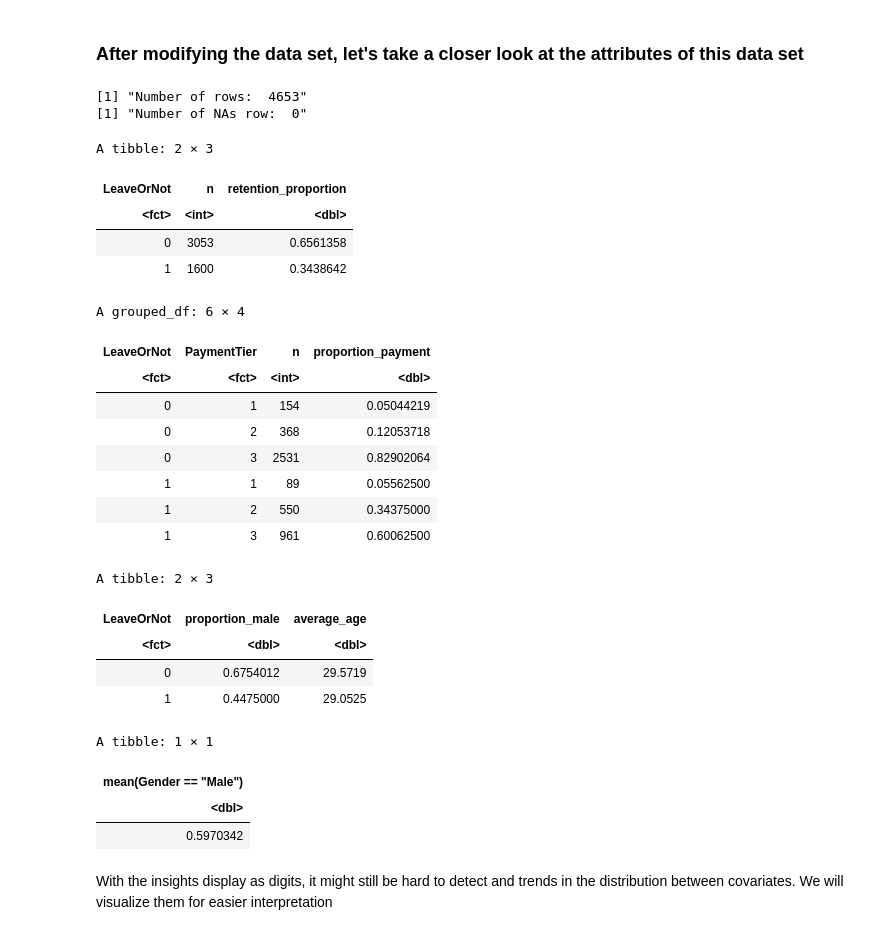
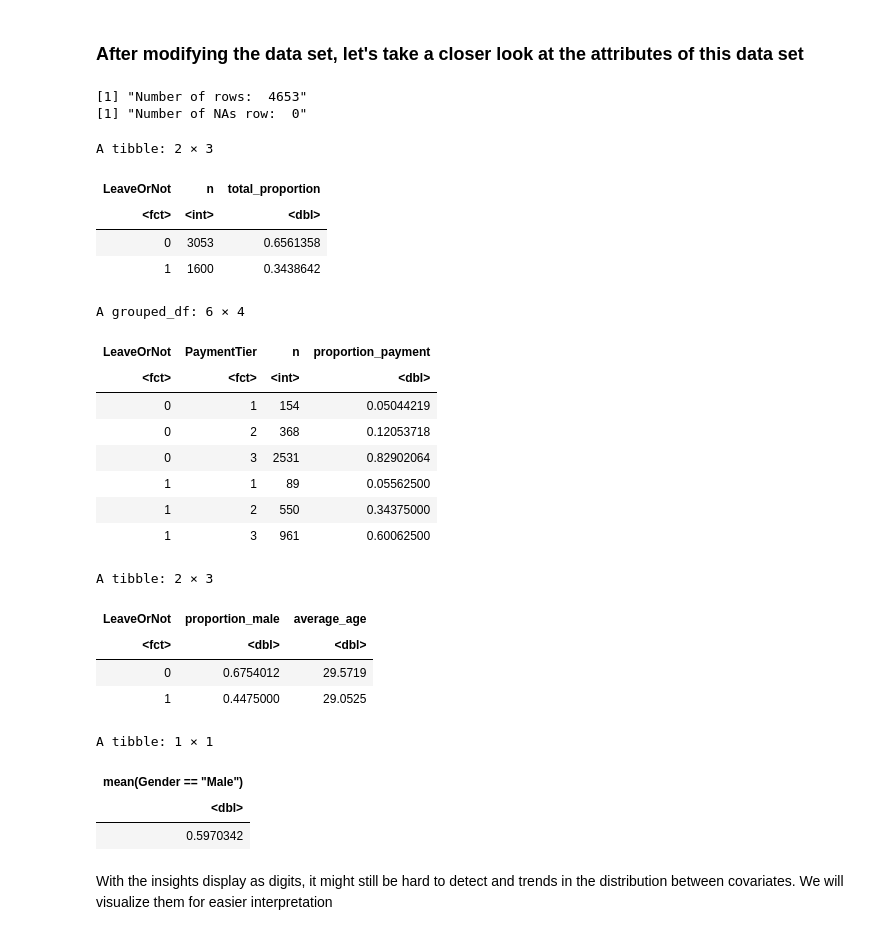
Before and after one commit to the-anh-hoang/EmployeeRetention, a Jupyter notebook: FittingAndReport/FittingAndReport.ipynb, the cells around one changed output. Cells and saved outputs as stored; diff of their text form; code cells hidden in the pictures.

```diff
--- a/FittingAndReport/FittingAndReport.ipynb
+++ b/FittingAndReport/FittingAndReport.ipynb
@@ -171,33 +171,33 @@ A tibble: 6 × 9
 # %%
 # Any summary tables that are relevant to your analysis.
 print(paste("Number of rows: " ,nrow(employee_clean)))
 print(paste("Number of NAs row: " , sum(is.na(employee_clean))))
 
 
 retention_proportions <- employee_clean %>%
   count(LeaveOrNot) %>%
-  mutate(retention_proportion = n / sum(n))
+  mutate(total_proportion = n / sum(n))
 retention_proportions
 
 payment_tier_proportions <- employee_clean %>%
   count(LeaveOrNot, PaymentTier) %>%
   group_by(LeaveOrNot) %>%
   mutate(proportion_payment = n / sum(n))
 payment_tier_proportions
 
 age_gender_yoe_proportions <- employee_clean %>%
   group_by(LeaveOrNot) %>%
   summarise(
     proportion_male = mean(Gender == "Male"),
     average_age = mean(Age))
 age_gender_yoe_proportions
 
 employee_clean|>summarize(mean(Gender=='Male'))
 # %% [output]
 [1] "Number of rows:  4653"
 [1] "Number of NAs row:  0"
 A tibble: 2 × 3
-| LeaveOrNot | n | retention_proportion |
+| LeaveOrNot | n | total_proportion |
 | <fct> | <int> | <dbl> |
 | 0 | 3053 | 0.6561358 |
 | 1 | 1600 | 0.3438642 |
```
Also changed, not shown: parts of 20 cells of this notebook.
